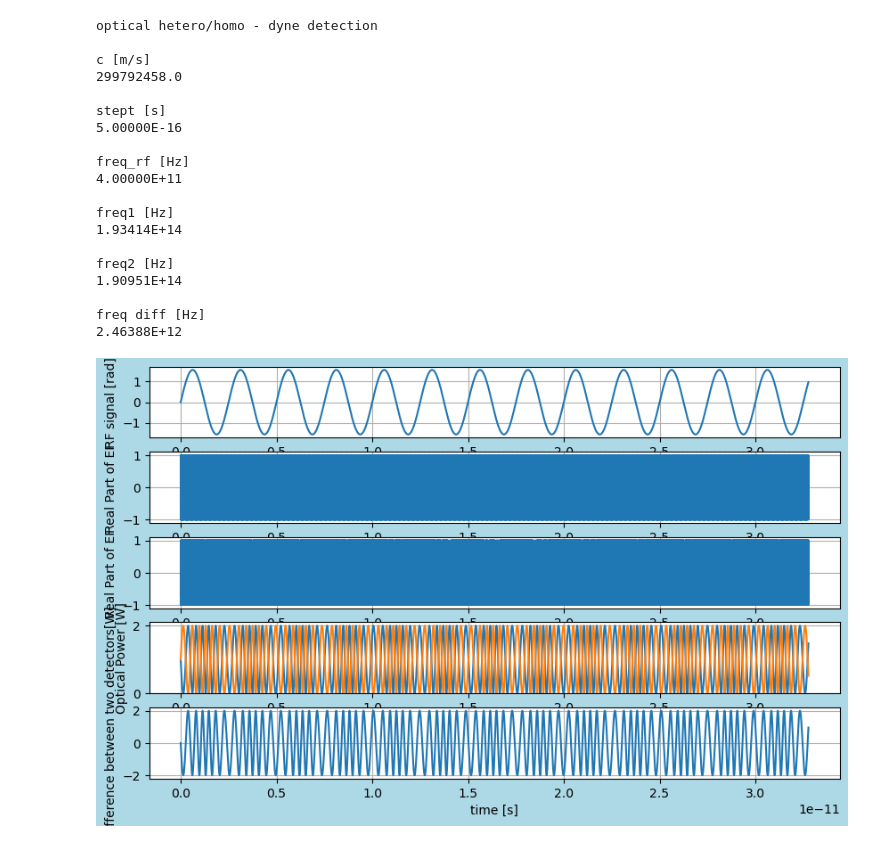
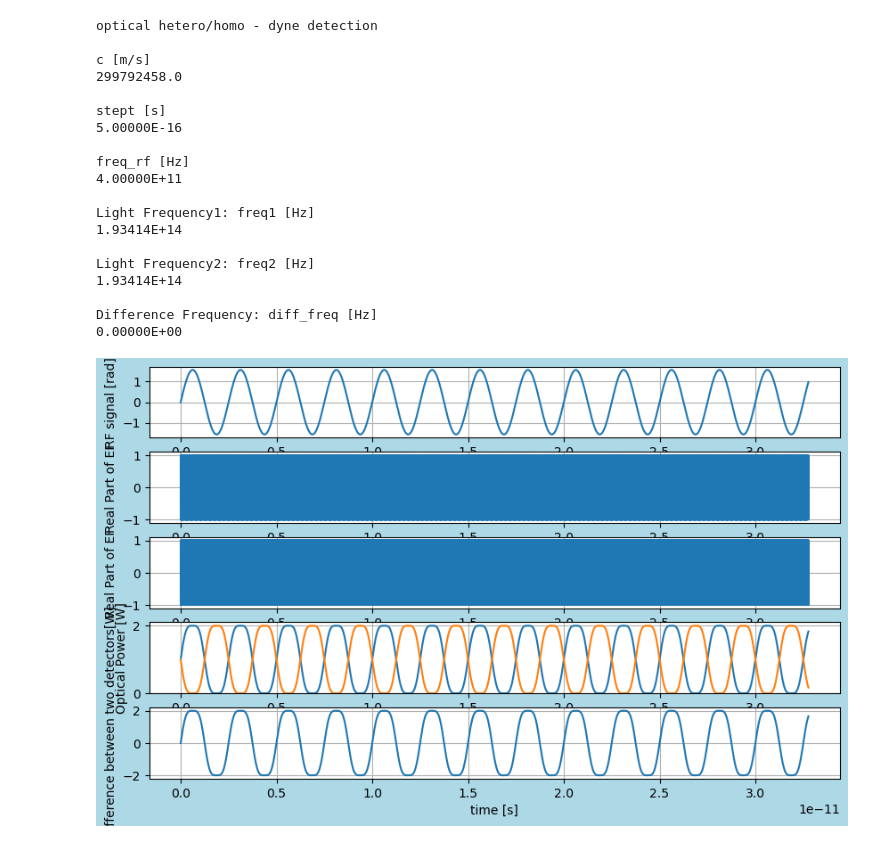
Before and after one commit to tacticstactics/optical-heterodyne-detection, a Jupyter notebook: optical-heterodyne-detection/optical_heterodyne_detection.ipynb, the cells around one changed output. Cells and saved outputs as stored; diff of their text form; code cells hidden in the pictures.

```diff
--- a/optical-heterodyne-detection/optical_heterodyne_detection.ipynb
+++ b/optical-heterodyne-detection/optical_heterodyne_detection.ipynb
@@ -44,23 +44,23 @@ opl1 =100
 opl2= 100
 
 wl1 = 1550e-9
-wl2 = 1570e-9
+wl2 = 1550e-9
 
 # If wl1 and wl2 are equal, homodyne. If not, heterodyne.
 
 freq1 = c / wl1
-print("freq1 [Hz]")
+print("Light Frequency1: freq1 [Hz]")
 print(f'{freq1:.5E}')
 print("")
 
 freq2 = c / wl2
-print("freq2 [Hz]")
+print("Light Frequency2: freq2 [Hz]")
 print(f'{freq2:.5E}')
 print("")
 
 freq_diff = freq1-freq2
 
-print("freq diff [Hz]")
+print("Difference Frequency: diff_freq [Hz]")
 print(f'{freq_diff:.5E}')
 print("")
 
@@ -95,13 +95,15 @@ for ii in range(samplerate):
     signal = amp_c * np.sin(2 * np.pi * freq_rf * t) + dc_offset #[rad]
     signalcol[ii] = signal
 
+    #Phase Modulation. Path Length
+
     phase1 = 2*np.pi * freq1 * t # phase of local oscillator [rad]
     phase2 = 2*np.pi * freq2 * t + signal #[rad]
 
     Eout1 = optical_heterodyne_detection_def.propagate(phase1, phase2, Ein1)
 
 
-    Port1_1_Eout = Eout1[0,0] # Frequency modulated
+    Port1_1_Eout = Eout1[0,0] # Modulated Light signal
     Port1_1_EFcol[ii] = Port1_1_Eout
 
     Port1_2_Eout = Eout1[1,0] # Local Oscillator
@@ -203,36 +205,36 @@ ax3_1.set_ylabel("Power Spectrum")
 ax3_1.set_xlim(-1e12,10e12)
 ax3_1.legend()
 
 ax3_2.plot(xf, 2.0/samplerate * np.abs(Port2_powercol_f[0:samplerate//2]), label="Port2 Power")
 ax3_2.set_ylabel("Power Spectrum")
 ax3_2.set_xlim(-1e12,10e12)
 ax3_2.legend()
 
 Power_diffcol_f = fft(Power_diffcol)
 ax3_3.plot(xf, 2.0/samplerate * np.abs(Power_diffcol_f[0:samplerate//2]), label="Power Difference")
 ax3_3.set_ylabel("Power Difference Spectrum")
 ax3_3.set_xlim(-1e12,10e12)
 ax3_3.legend()
 
 plt.show()
 # %% [output]
 optical hetero/homo - dyne detection
 
 c [m/s]
 299792458.0
 
 stept [s]
 5.00000E-16
 
 freq_rf [Hz]
 4.00000E+11
 
-freq1 [Hz]
+Light Frequency1: freq1 [Hz]
 1.93414E+14
 
-freq2 [Hz]
-1.90951E+14
+Light Frequency2: freq2 [Hz]
+1.93414E+14
 
-freq diff [Hz]
-2.46388E+12
+Difference Frequency: diff_freq [Hz]
+0.00000E+00
-[figure, old version]
+[figure, new version]
```
Also changed, not shown: parts of 1 cell of this notebook.
